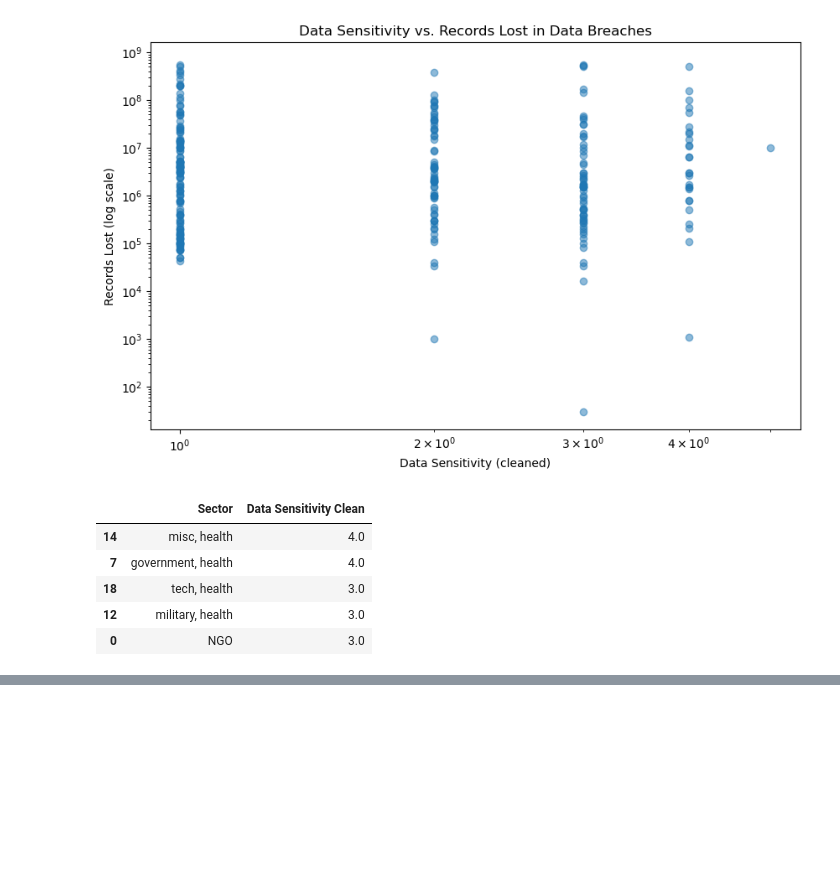
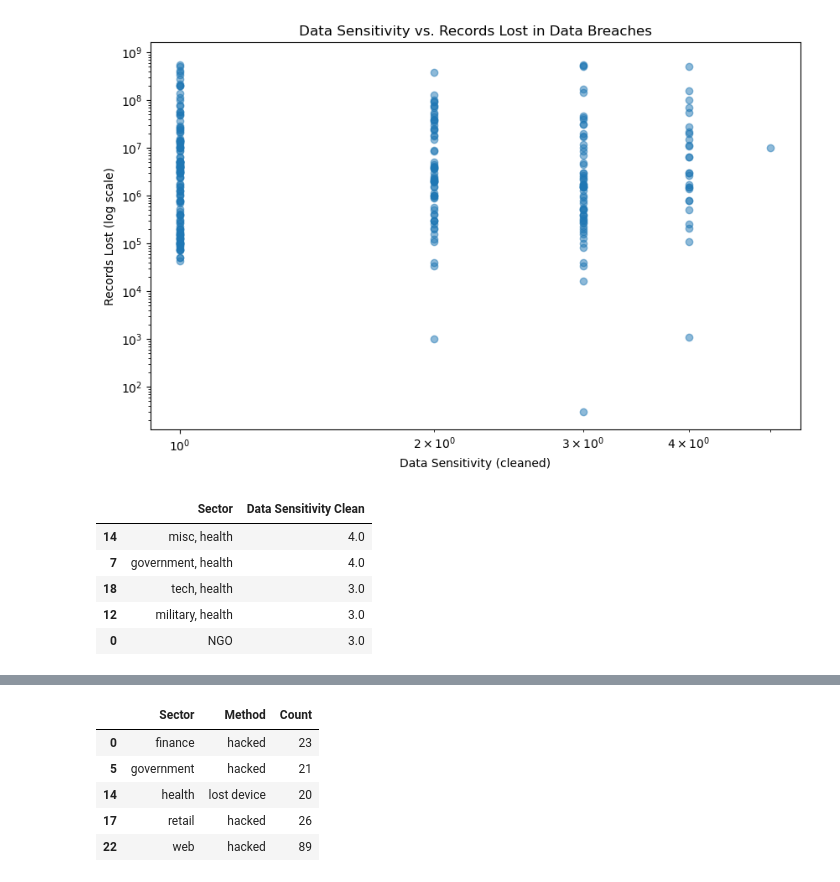
Before and after one commit to raj-rajat/World-s-Biggest-Data-Breaches-Hacks, a Jupyter notebook: world-s-biggest-data-breaches-hacks.ipynb, the cells around one changed output, grey strips where cells are left out. Saved outputs shown, nothing was run; the diff lists cells and outputs as text; code cells hidden in the pictures; blank space fills up the shorter version.

```diff
--- a/world-s-biggest-data-breaches-hacks.ipynb
+++ b/world-s-biggest-data-breaches-hacks.ipynb
@@ -447,0 +519,22 @@ data_sector_sensitivity_top5
+# %%
+# Define the top sectors
+top_sectors = data_sector_top5
+
+# Filter for the top sectors
+data_top_sectors = data[data['Sector'].isin(top_sectors)]
+
+# Group by Sector and Method, and count the number of breaches
+data_sector_method = data_top_sectors.groupby(['Sector', 'Method']).size().reset_index(name='Count')
+
+# Find the top method for each sector
+data_sector_method_top = data_sector_method.sort_values(['Sector', 'Count'], ascending=[True, False]).groupby('Sector').head(1)
+
+# Display the result
+data_sector_method_top
+# %% [output]
+|  | Sector | Method | Count |
+| 0 | finance | hacked | 23 |
+| 5 | government | hacked | 21 |
+| 14 | health | lost device | 20 |
+| 17 | retail | hacked | 26 |
+| 22 | web | hacked | 89 |
```
Also changed, not shown: parts of 5 cells of this notebook.
